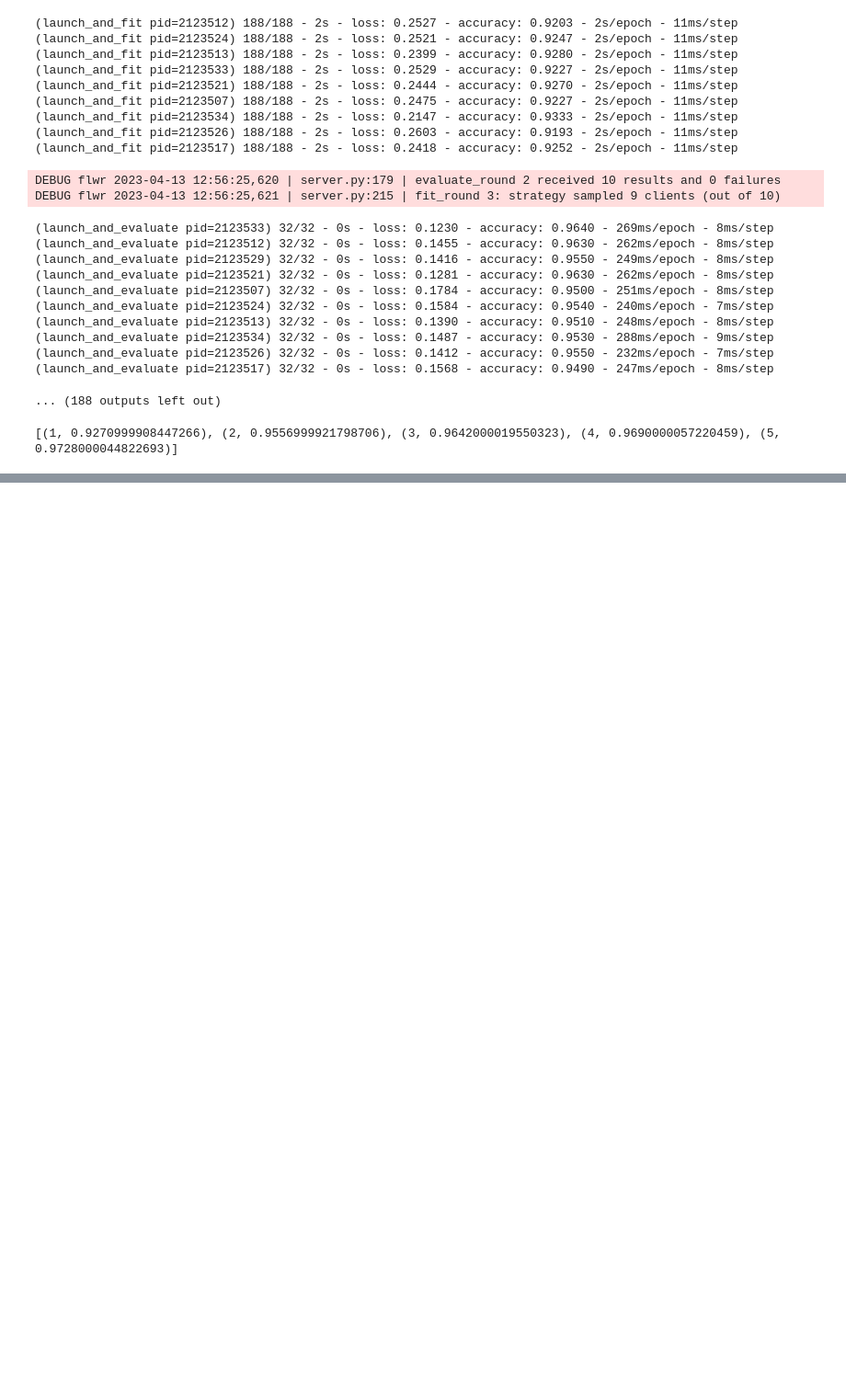
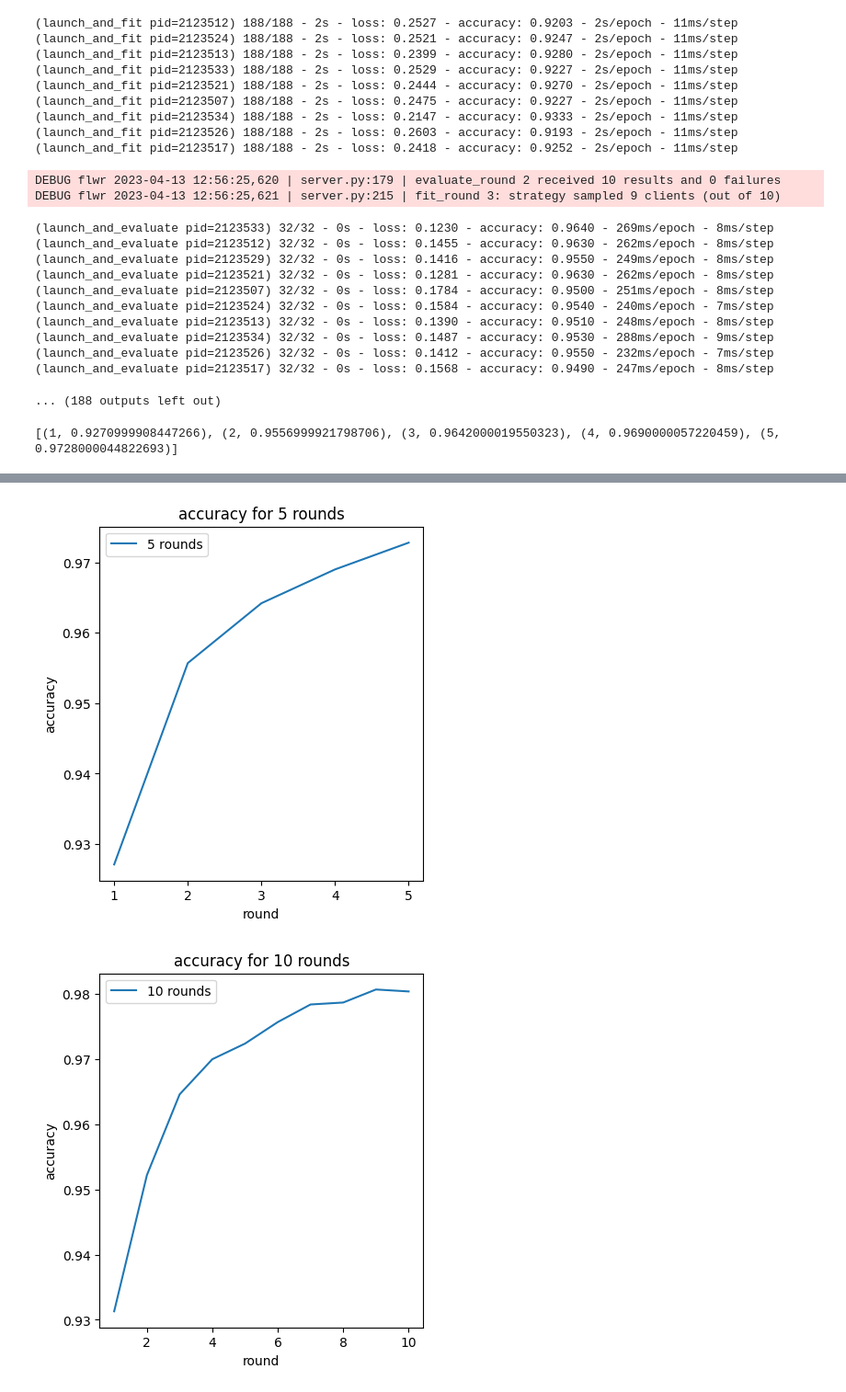
Before and after one commit to kampuzzle/Sistemas-Distribuidos, a Jupyter notebook: Lab02/atividade-1.ipynb, the cells around one changed output, grey strips where cells are left out. Shown at 92% size. Drawn from its saved outputs; the diff is of its cells as text; code cells hidden in the pictures; blank space fills up the shorter version.

```diff
--- a/Lab02/atividade-1.ipynb
+++ b/Lab02/atividade-1.ipynb
@@ -378,0 +380,14 @@ AttributeError: 'list' object has no attribute 'shape'
+# %%
+#make one plot for each of the set of rounds
+for i in range(len(histories)):
+    plt.figure(figsize=(10, 5))
+    plt.subplot(1, 2, 1)
+    plt.plot(*zip(*histories[i].metrics_distributed['accuracy']), label=str(num_rounds[i])+" rounds")
+    plt.legend()
+    plt.title("accuracy for "+str(num_rounds[i])+" rounds")
+    plt.xlabel("round")
+    plt.ylabel("accuracy")
+    plt.savefig('graficos/accuracy_'+str(num_rounds[i])+'_rounds.png')
+# %% [output]
+[figure, added]
+[figure, added]
```
Also changed, not shown: parts of 10 cells of this notebook, 7 other files.
